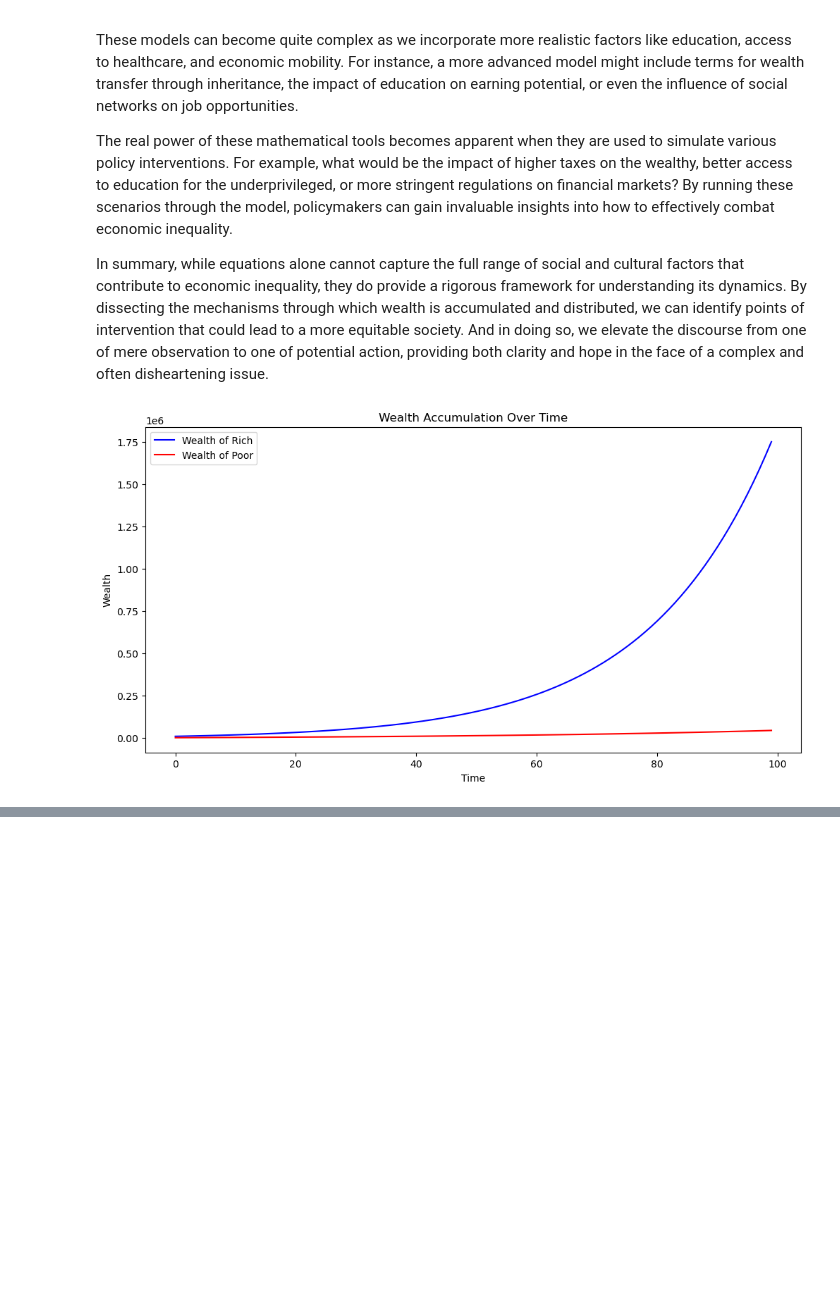
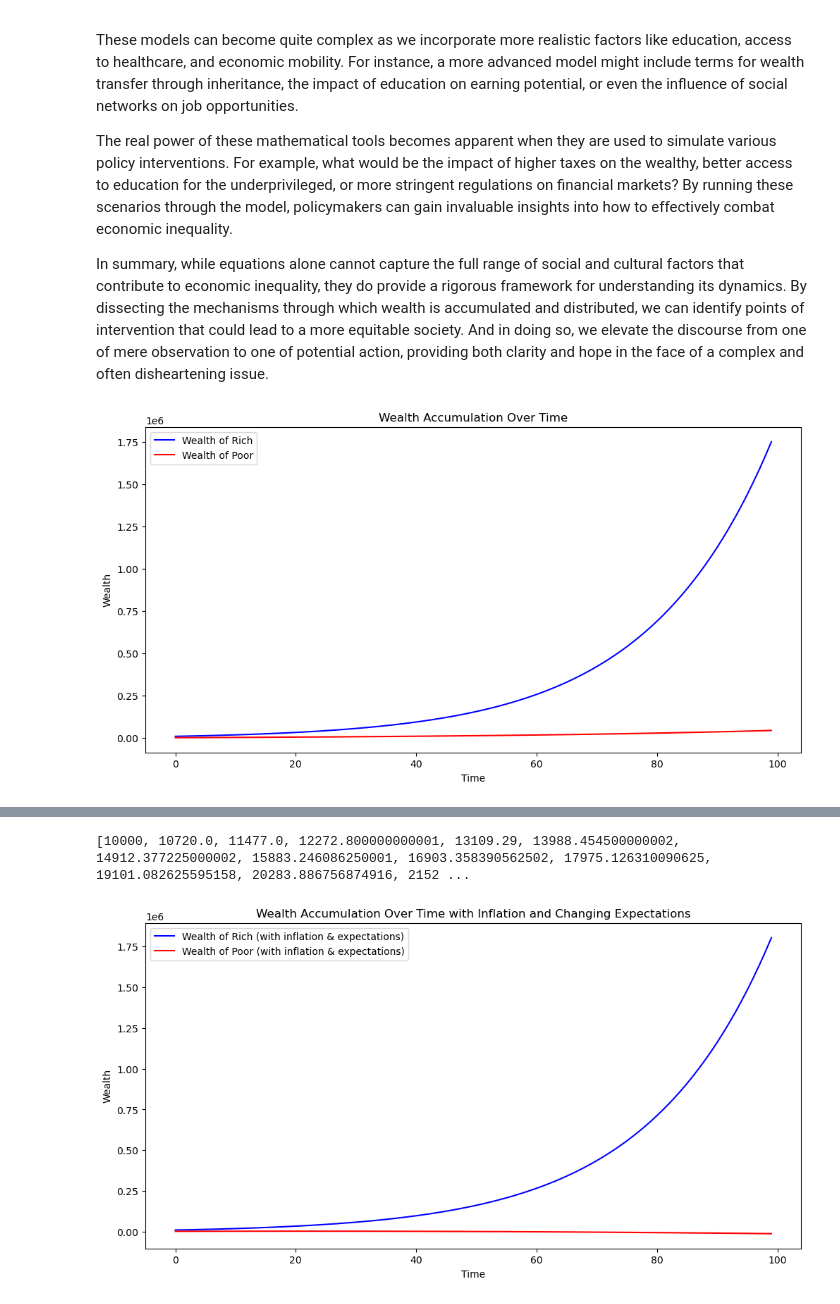
Before and after one commit to DiogoRibeiro7/Medium-Blog, a Jupyter notebook: wealth_inequality.ipynb, the cells around one changed output, grey strips where cells are left out. Cells and saved outputs as stored; diff of their text form; code cells hidden in the pictures; blank space fills up the shorter version.

```diff
--- a/wealth_inequality.ipynb
+++ b/wealth_inequality.ipynb
@@ -90,0 +150,72 @@ plt.show()
+# %%
+# Define a function to simulate wealth accumulation considering inflation and changing expectations for the poor
+def simulate_wealth_inflation_expectations(T, r_r, r_p, I_r, I_p, E_r, E_p, W_r0, W_p0, transfer_rate, inflation_rate, expense_increase_rate):
+    """
+    Simulates the wealth accumulation for rich and poor groups over time T, including wealth transfer between the groups,
+    inflation rate affecting the poor, and increasing expenses for the poor as their income increases.
+
+    Parameters:
+        T (int): Total time steps
+        r_r (float): Rate of return for rich
+        r_p (float): Rate of return for poor
+        I_r (float): Income for rich
+        I_p (float): Income for poor
+        E_r (float): Expenditure for rich
+        E_p (float): Expenditure for poor
+        W_r0 (float): Initial wealth for rich
+        W_p0 (float): Initial wealth for poor
+        transfer_rate (float): Rate of wealth transfer from poor to rich
+        inflation_rate (float): Inflation rate affecting the poor
+        expense_increase_rate (float): Rate of increase in expenses for the poor as their income increases
+
+    Returns:
+        wealth_rich (list): Wealth of rich group at each time step
+        wealth_poor (list): Wealth of poor group at each time step
+    """
+
+    # Initialize wealth arrays
+    wealth_rich = [W_r0]
+    wealth_poor = [W_p0]
+
+    # Simulation loop
+    for t in range(1, T):
+        # Calculate the wealth transfer from poor to rich
+        wealth_transfer = transfer_rate * wealth_poor[-1]
+
+        # Adjust the rate of return for the poor to account for inflation
+        adjusted_r_p = r_p - inflation_rate
+
+        # Calculate the new wealth based on previous wealth, differential equation model, wealth transfer, and inflation
+        new_wealth_rich = wealth_rich[-1] + r_r * wealth_rich[-1] + I_r - E_r + wealth_transfer
+        new_wealth_poor = wealth_poor[-1] + adjusted_r_p * wealth_poor[-1] + I_p - E_p - wealth_transfer
+
+        # Increase the expenses for the poor as their income increases
+        E_p += expense_increase_rate * I_p
+
+        # Append the new wealth values to the lists
+        wealth_rich.append(new_wealth_rich)
+        wealth_poor.append(new_wealth_poor)
+
+    return wealth_rich, wealth_poor
+
+# Simulation parameters considering inflation and changing expectations
+inflation_rate = 0.01  # Inflation rate affecting the poor
+expense_increase_rate = 0.01  # Rate of increase in expenses for the poor as their income increases
+
+# Run the simulation considering inflation and changing expectations
+wealth_rich_inflation, wealth_poor_inflation = simulate_wealth_inflation_expectations(T, r_r, r_p, I_r, I_p, E_r, E_p, W_r0, W_p0, transfer_rate, inflation_rate, expense_increase_rate)
+
+print(wealth_rich_inflation)
+
+# Plotting the results considering inflation and changing expectations
+plt.figure(figsize=(12, 6))
+plt.plot(wealth_rich_inflation, label='Wealth of Rich (with inflation & expectations)', color='b')
+plt.plot(wealth_poor_inflation, label='Wealth of Poor (with inflation & expectations)', color='r')
+plt.xlabel('Time')
+plt.ylabel('Wealth')
+plt.title('Wealth Accumulation Over Time with Inflation and Changing Expectations')
+plt.legend()
+plt.show()
+# %% [output]
+[10000, 10720.0, 11477.0, 12272.800000000001, 13109.29, 13988.454500000002, 14912.377225000002, 15883.246086250001, 16903.358390562502, 17975.126310090625, 19101.082625595158, 20283.886756874916, 2152 ...
+[figure, added]
```
Also changed, not shown: parts of 4 cells of this notebook.
